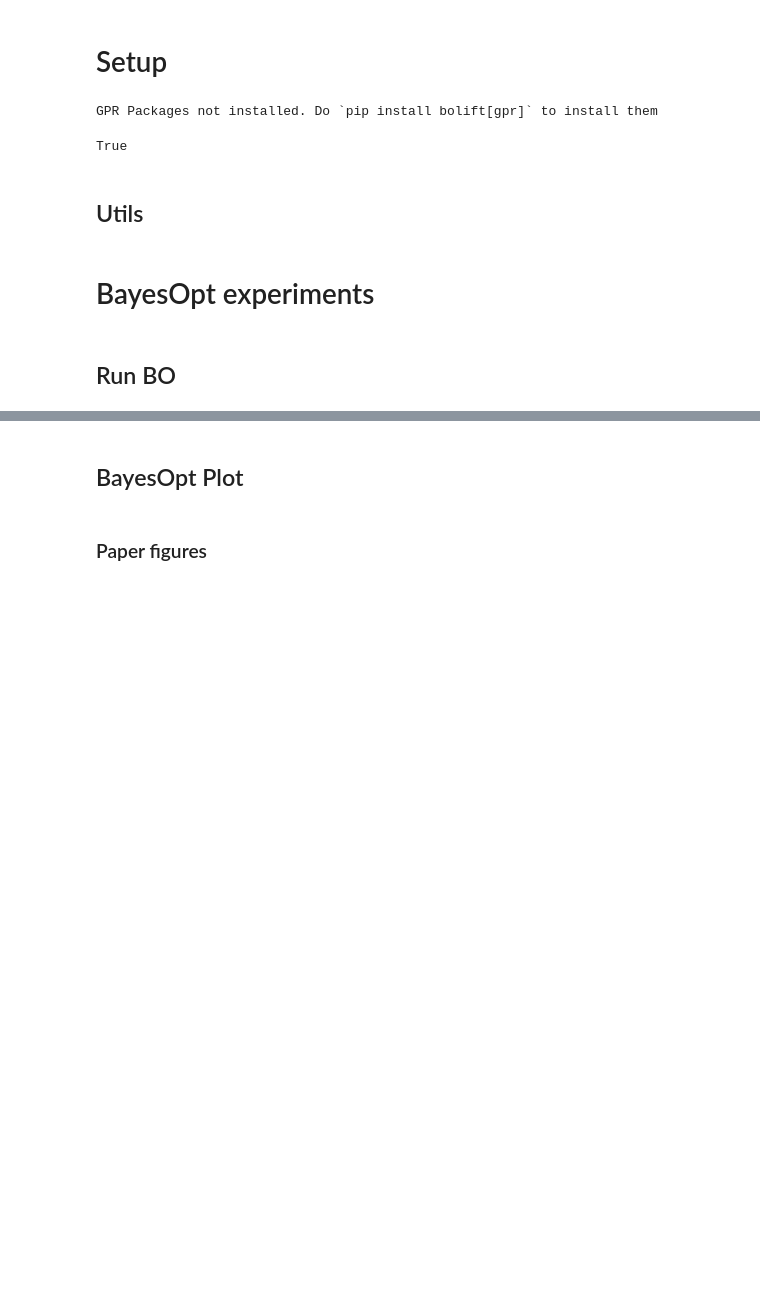
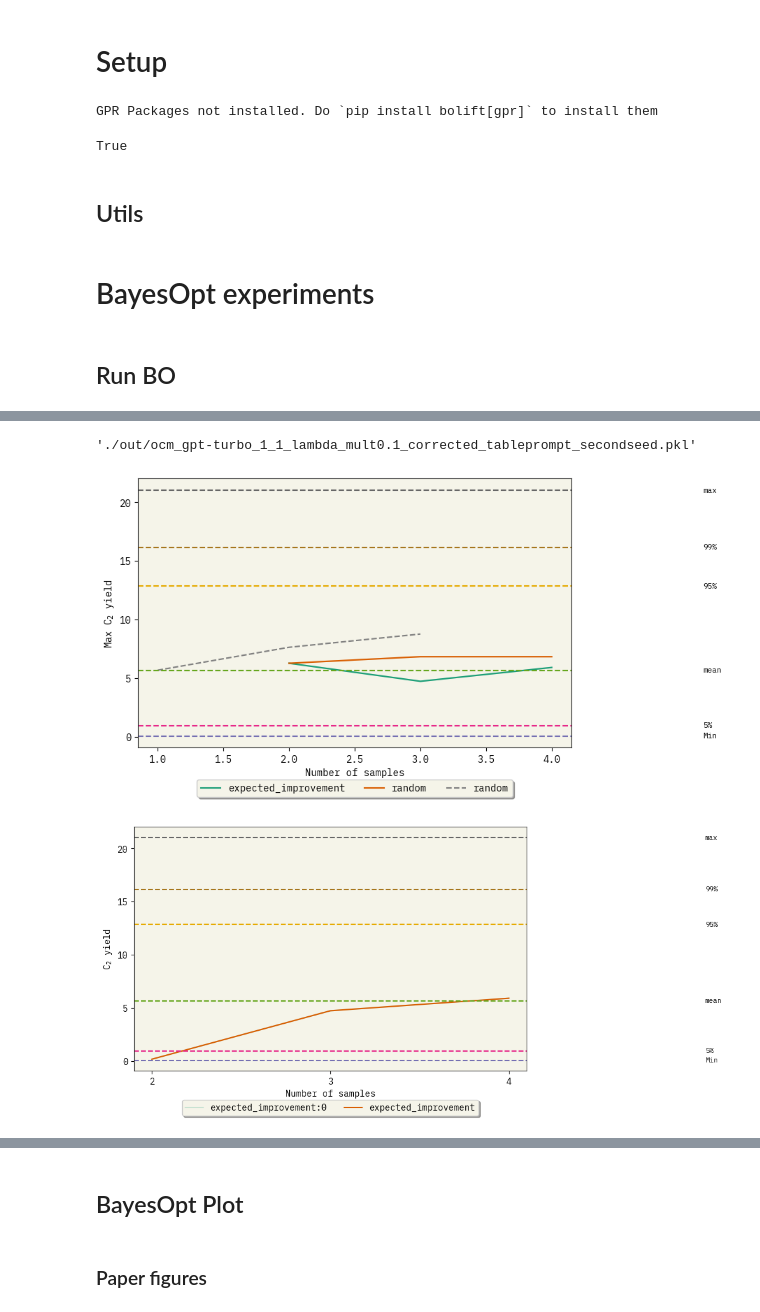
Before and after one commit to ur-whitelab/BO-LIFT, a Jupyter notebook: paper/BO_experiments.ipynb, the cells around one changed output, grey strips where cells are left out. Cells and saved outputs as stored; diff of their text form; code cells hidden in the pictures; blank space fills up the shorter version.

Commit message:
updated acq., sys messages, transfer learning options

```diff
--- a/paper/BO_experiments.ipynb
+++ b/paper/BO_experiments.ipynb
@@ -231,6 +314,6 @@ def run_experiment(
     return point
 # %%
-def get_dataset(data: str, M=5):
+def get_dataset(data: str, M=M):
     match data:
         case "in-house":
             data_path = "./dataset/data/71023_BO_ready_pool.csv"
@@ -265,11 +348,11 @@ def get_dataset(data: str, M=5):
         case _:
             raise ValueError("Unknown data")
 
-    N = raw_data.shape[0]
-    indexes = np.random.choice(raw_data.shape[0], int(N), replace=False)
+    n_data = raw_data.shape[0]
+    indexes = np.random.choice(raw_data.shape[0], int(n_data), replace=False)
 
-    print(f"Dataset size: \n\t{N}")
-    starts = raw_data.sort_values(by=y_name, ascending=True).head(100).sample(M)# np.random.randint(0, len(indexes), M)
+    print(f"Dataset size: \n\t{n_data}")
+    starts = raw_data.sort_values(by=y_name, ascending=True).head(10).sample(M+initial_train)# np.random.randint(0, len(indexes), M)
     print(f"Start xs: \n\t{starts[x_name].to_list()}")
     print(f"Start ys: \n\t{starts[y_name].to_list()}")
     starts = starts.index
@@ -364,28 +451,33 @@ warnings.filterwarnings('ignore', message='Input data is not contained to the un
 warnings.filterwarnings('ignore', message='Input data is not standardized.*')
 warnings.filterwarnings('ignore', message="Keyword arguments .* will be ignored because they are not allowed parameters for function .*", category=UserWarning)
 
-for aq in [ 'expected_improvement', 'random_mean', 'random']: #["random_mean", "random", "expected_improvement", "greedy", 'upper_confidence_bound', 'probability_of_improvement']:
+for aq in ['expected_improvement','log_expected_improvement','probability_of_improvement', 'upper_confidence_bound', 'greedy',"random","random_mean"]:
     print(aq, "start:", end=" ")
     points = []
     for i in range(M):
         print(i, end=",  ")
+
         point = run_experiment(
             copy.deepcopy(asktell),
-            pool, # copy.deepcopy(pool),
+            pool, # copy.deepcopy(pool)
             raw_data,
-            indexes,
-            x_name,
-            y_name,
+            indexes=indexes,
+            x_name=x_name,
+            y_name=y_name,
             N=N,
             aq=aq,
-            start_index=starts[i],
+            start_index=starts[i+initial_train],
             calibrate=True,
             initial_train=initial_train,
             ask_K=ask_K,
             lambda_multi=lambda_multi,
             system_message=system_message,
-            inv_system_message=inv_system_message
-        )
+            inv_system_message=inv_system_message,
+            transfer_train=initial_transfer_train,
+            transfer=False,
+            trans_data=transfer_data,
+            t_indexes=t_indexes)
+
         points.append(point)
     points = np.array(points)
     bayesOpts[aq] = points
@@ -431,9 +515,13 @@ Sample  6:  a catalyst with metals Zn, Sr, Pd on a SiO2 suppo
+# %%
+path
+# %% [output]
+'./out/ocm_gpt-turbo_1_1_lambda_mult0.1_corrected_tableprompt_secondseed.pkl'
 # %%
 # Quick test
-path = "./out/ocm_gpt-4_12744_1_1_test.pkl"
+# path = "./out/biasfree_ocm_gpt-turbo_300_1_1_lambda_mult0.1_corrected_tablepromptgpt44.pkll"
 title = "" #f"{path[6:-4]}"
-# d = cloudpickle.load(open(path, "rb"))
-d = bayesOpts
+d = cloudpickle.load(open(path, "rb"))
+# d = bayesOpts
 data=raw_data[y_name]
 lim=(data.min()-1, data.max()+1)
 
@@ -463,31 +551,38 @@ def plot_config():
 # Plot best value on the entire run
 plt.figure(figsize=(8,5))
 plt.xlabel("Number of samples")
 # plt.ylabel("Max C$_2$ yield")
 plt.ylabel(f"Max {name}")
+
 for i, acq in enumerate(d.keys()):
     if acq == "log_expected_improvement":
         continue
     if acq == "random_mean":
         plt.plot(d[acq][0,:,0].astype(int), d[acq][:, :, 1].astype(float).mean(axis=0),
                  label=f"random", color="gray", linestyle="dashed")
     else:
         for j in range(M):
-            plt.plot(d[acq][j,:,1].astype(int), d[acq][j, :, 2].astype(float), alpha=0.2, color=f"C{i}")
+            try:
+                plt.plot(d[acq][j,:,1].astype(int), d[acq][j, :, 2].astype(float), alpha=0.2, color=f"C{i}")
+            except:
+                continue
         plt.plot(d[acq][0,:,1].astype(int), d[acq][:, :, 2].astype(float).mean(axis=0), label=acq, color=f"C{i}")
 plot_config()
 plt.show()
 
 # Plot current values on each iteration
 plt.figure(figsize=(8,5))
 plt.xlabel("Number of samples")
 plt.ylabel(f"{name}")
 for acq in d.keys():
     if acq == "random_mean" or acq == "log_expected_improvement" or acq == "random":
         continue
     else:
         for i in range(M):
             plt.plot(d[acq][i,:,1], d[acq][i, :, 3].astype(float), label=f"{acq}:{i}", alpha=0.2)
         plt.plot(d[acq][0,:,1], d[acq][:, :, 3].astype(float).mean(axis=0), label=f"{acq}")
 plot_config()
 plt.show()
+# %% [output]
+[figure, added]
+[figure, added]
```
Also changed, not shown: parts of 22 cells of this notebook, 9 other files.
